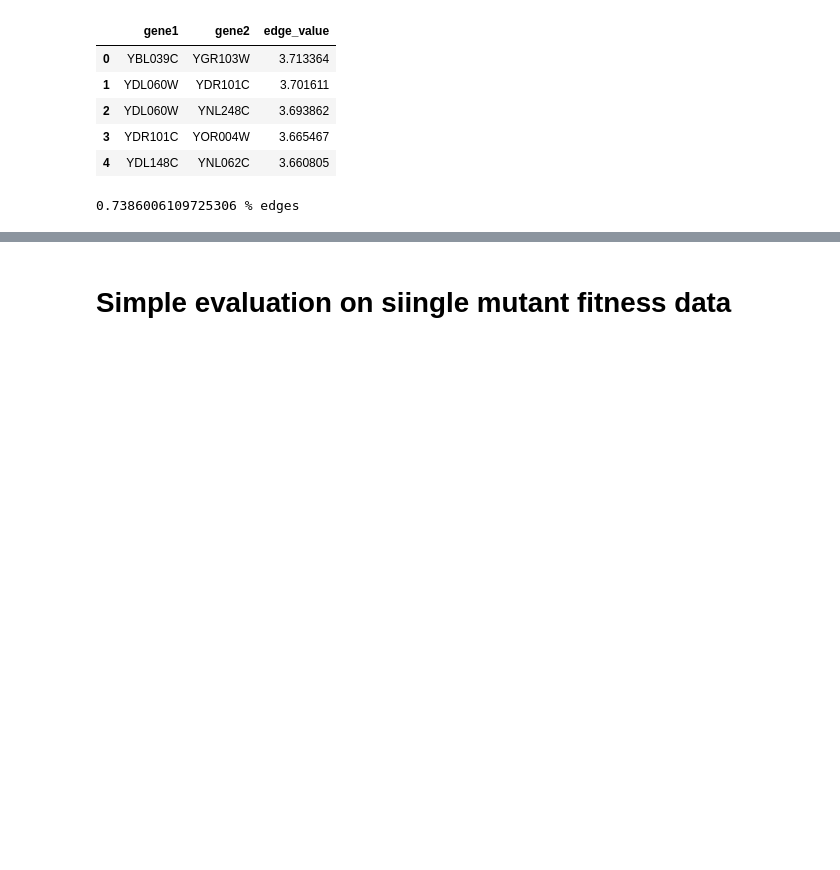
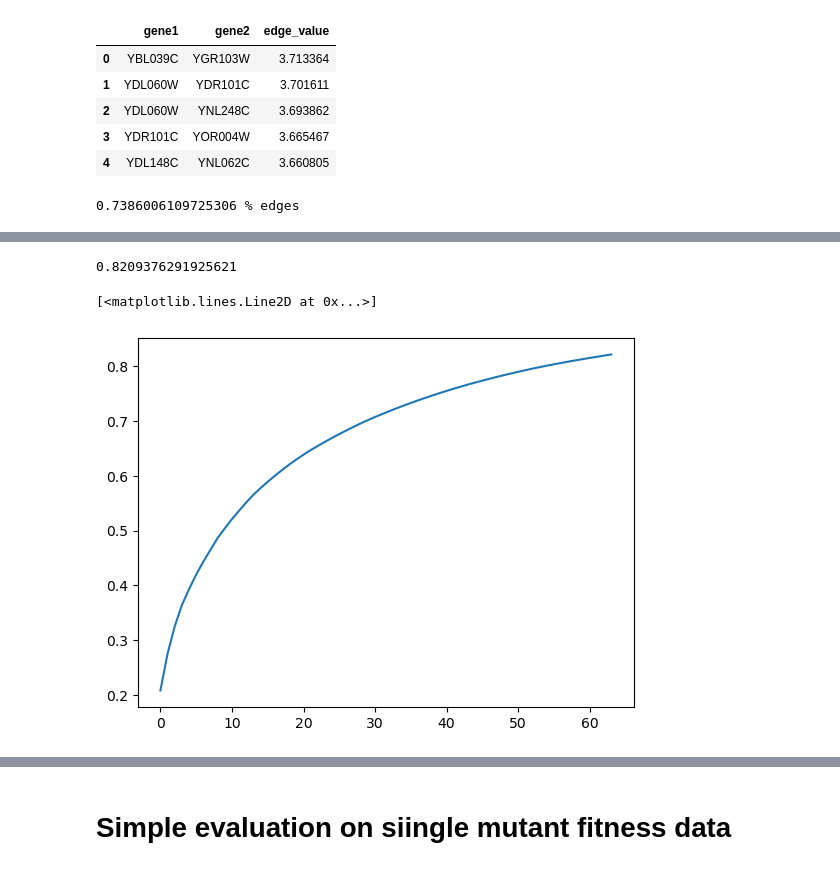
Before and after one commit to lesves/yeast-embeddings, a Jupyter notebook: ForSysGen.ipynb, the cells around one changed output, grey strips where cells are left out. Drawn from its saved outputs; the diff is of its cells as text; code cells hidden in the pictures; blank space fills up the shorter version.

```diff
--- a/ForSysGen.ipynb
+++ b/ForSysGen.ipynb
@@ -218,0 +254,12 @@ seq2 = yeastnet_embeddings.merge(seq_feats, right_on='gene_id', left_index=True)
+# %%
+# Check what is the percentage of the variance explained by compressed data compared to the full data
+N=64
+pca = PCA(n_components=N)
+pca.fit_transform(yeast_emb_full.iloc[:,1:])
+ev = pca.explained_variance_ratio_.cumsum()
+print(ev[-1])
+plt.plot(range(0, N), ev)
+# %% [output]
+0.8209376291925621
+[<matplotlib.lines.Line2D at 0x...>]
+[figure, added]
```
Also changed, not shown: parts of 9 cells of this notebook.
